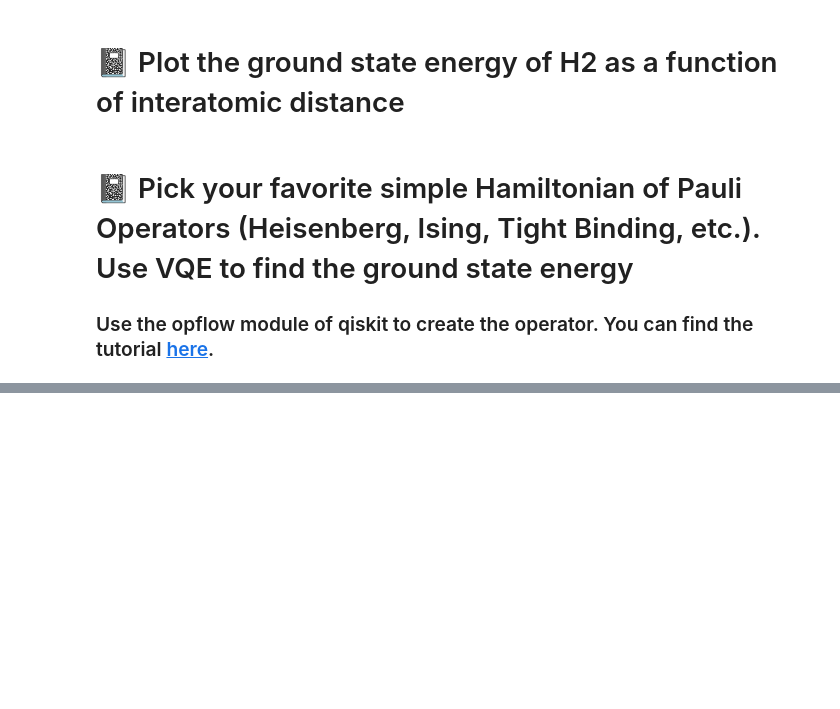
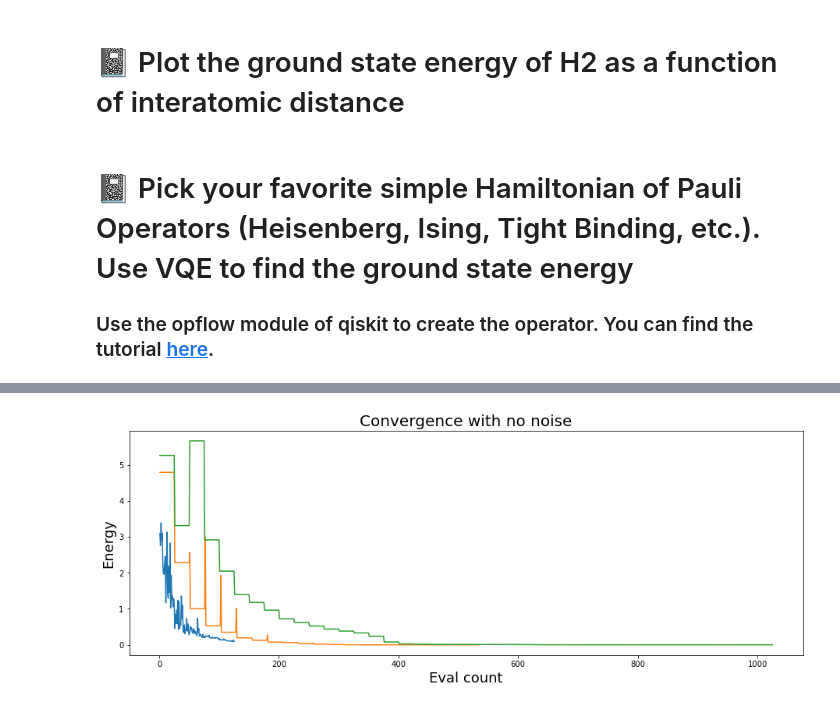
Before and after one commit to kaelynj/PHYS-7403, a Jupyter notebook: Lab-4 Variational Quantum Eigensolver/Lab-4_Calculating-Molecular-Ground-States.ipynb, the cells around one changed output, grey strips where cells are left out. Cells and saved outputs as stored; diff of their text form; code cells hidden in the pictures; blank space fills up the shorter version.

```diff
--- a/Lab-4 Variational Quantum Eigensolver/Lab-4_Calculating-Molecular-Ground-States.ipynb
+++ b/Lab-4 Variational Quantum Eigensolver/Lab-4_Calculating-Molecular-Ground-States.ipynb
@@ -258,11 +373,96 @@ Text(0.5, 1.0, 'Convergence with no noise')
 
 ### Use the opflow module of qiskit to create the operator.  You can find the tutorial [here](https://qiskit.org/documentation/tutorials/operators/01_operator_flow.html).
 # %%
+from qiskit.utils import QuantumInstance, algorithm_globals
+from qiskit import Aer
+from qiskit.algorithms.optimizers import COBYLA
+from qiskit.algorithms.optimizers import SLSQP
+from qiskit.algorithms.optimizers import L_BFGS_B
+from qiskit.algorithms import VQE, NumPyMinimumEigensolver
+from qiskit.circuit.library import EfficientSU2
+import matplotlib.pyplot as plt
+
 #Compare the VQE result with the exact eigenvalue using the NumpyMinimumEigenSolver().  I'd recommend keeping
 #  the total size of the operators to be < 5 qubits.  You should just need the Pauli ops imported below.
 #
 from qiskit.opflow import I, X, Y, Z
 #
 # Your code goes here
-#
-#
+
+#Hamiltonian for Ising model
+def H_XX(J: float, g: float):
+    #Interactions (I is the identity matrix; X and Z are Pauli matrices; ^ is a tensor product; * multiplies a scalar)
+    XXs = (X^X^I) + (I^X^X) + (Y^Y^I) + (I^Y^Y)
+    Zs = (Z^I^I) + (I^Z^I) + (I^I^Z)
+    H = -J*(XXs) - (g*Zs)
+    return H
+
+J = 1
+g = 1
+H = H_XX(J,g)
+print(H)
+
+#Calculate the real solution
+npme = NumPyMinimumEigensolver()
+result_npme = npme.compute_minimum_eigenvalue(operator=H)
+ref_value = result_npme.eigenvalue.real
+print(ref_value)
+
+#Constants for ansantz calculations
+ansatz = EfficientSU2(num_qubits=3, entanglement='linear')
+seed = 170
+iterations = 125
+algorithm_globals.random_seed = seed
+backend = Aer.get_backend('statevector_simulator')
+qi = QuantumInstance(backend=backend, seed_simulator=seed, seed_transpiler=seed)
+
+#List of optimizers, values and counts
+opt_list = []
+opt_list.append(COBYLA(maxiter=iterations))
+opt_list.append(SLSQP(maxiter=iterations))
+opt_list.append(L_BFGS_B(maxiter=iterations))
+counts_list = []
+values_list = []
+result_list = []
+#also need a list of the difference values!
+ref_en_diff_list = []
+
+def store_intermediate_result(eval_count, parameters, mean, std):
+    counts.append(eval_count)
+    values.append(mean)
+    #append the reference energy difference
+    ref_en_diff.append(mean - ref_value)
+
+#Run through each optimizer and make lists of values
+for i in range(0,3):
+    counts = []
+    values = []
+    ref_en_diff = []
+
+    ansatz = EfficientSU2(num_qubits=4, entanglement='linear')
+    opt = opt_list[i]
+    vqe = VQE(ansatz, optimizer=opt, callback=store_intermediate_result, quantum_instance=qi)
+
+    counts_list.append(counts)
+    values_list.append(values)
+    ref_en_diff_list.append(ref_en_diff)
+
+    result = vqe.compute_minimum_eigenvalue(operator=H)
+    result_list.append(result)
+
+fig = plt.figure(figsize=(12, 4))
+ax = fig.add_axes([1,1,1,1])
+ax.plot(counts_list[0], ref_en_diff_list[0])
+ax.plot(counts_list[1], ref_en_diff_list[1])
+ax.plot(counts_list[2], ref_en_diff_list[2])
+ax.set_xlabel('Eval count', size=18)
+ax.set_ylabel('Energy', size=18)
+ax.set_title('Convergence with no noise', size=20)
+
+#Go through and calc differences in energy for each simulator
+for i in range(0,3):
+    print(f'VQE on stat vector qasm simulator (no noise): {result_list[i].eigenvalue.real:.5f}')
+    print(f'Delta from reference energy value is {(result_list[i].eigenvalue.real - ref_value):.5f}')
+
+#Now need to run through the VQE for each optimizer, take the difference at each step, and plot that!
+# %% [output]
@@ -268,0 +483 @@ from qiskit.opflow import I, X, Y, Z
+[figure, added]
```
Also changed, not shown: parts of 5 cells of this notebook, 1 other file.
